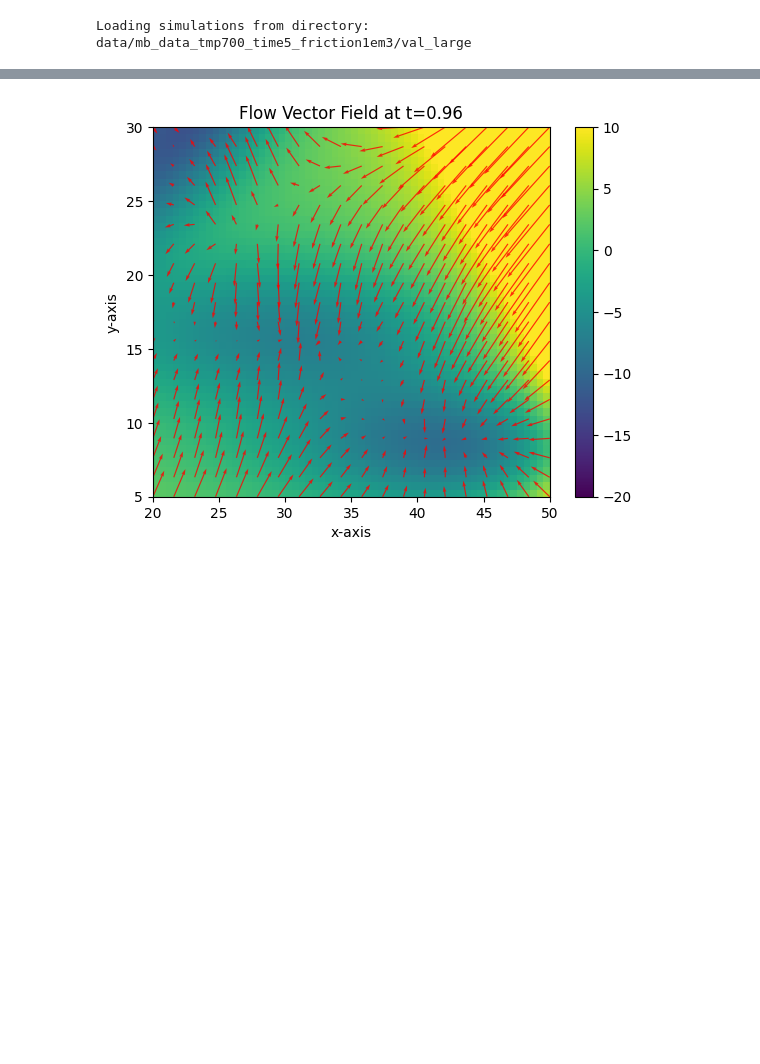
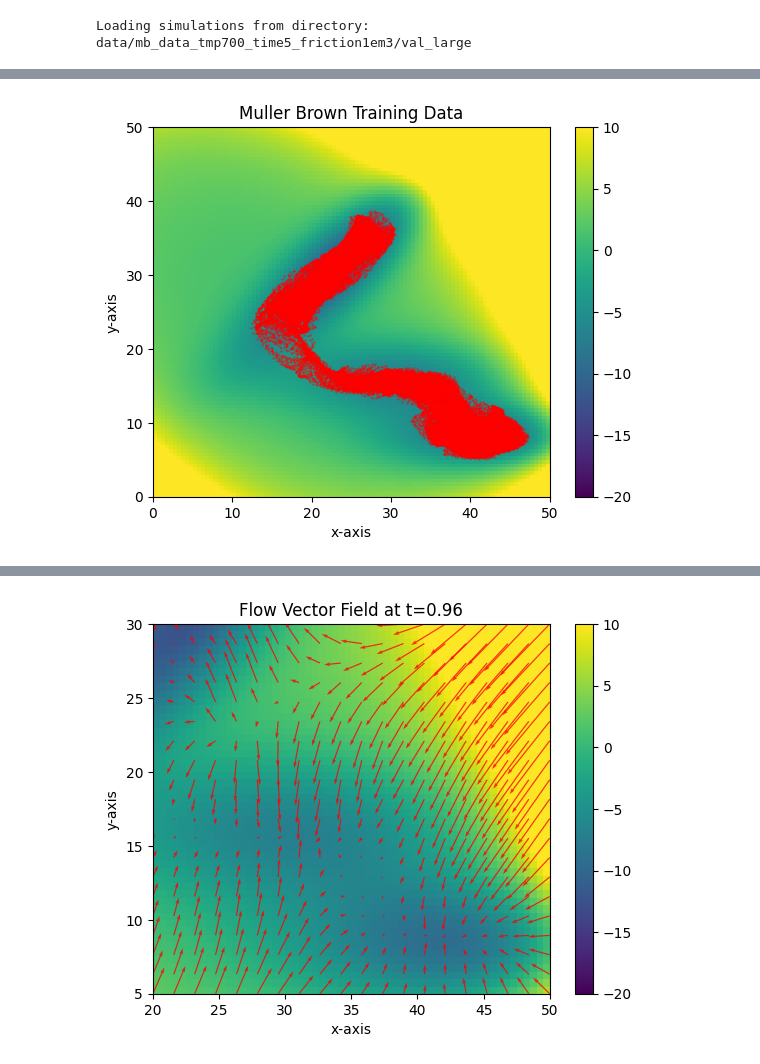
Before and after one commit to michael-psenka/OM-TPS, a Jupyter notebook: train_flowmatch_mb.ipynb, the cells around one changed output, grey strips where cells are left out. Cells and saved outputs as stored; diff of their text form; code cells hidden in the pictures; blank space fills up the shorter version.

```diff
--- a/train_flowmatch_mb.ipynb
+++ b/train_flowmatch_mb.ipynb
@@ -288,3 +283,7 @@ KeyboardInterrupt:
+# %%
+visualize_mb_data(train_dataset)
+# %% [output]
+[figure, added]
 # %%
 from mb_actions import SimpleAction, S2Action, TruncatedAction
 from simpleMB import SimpleMB
```
Also changed, not shown: parts of 22 cells of this notebook.
